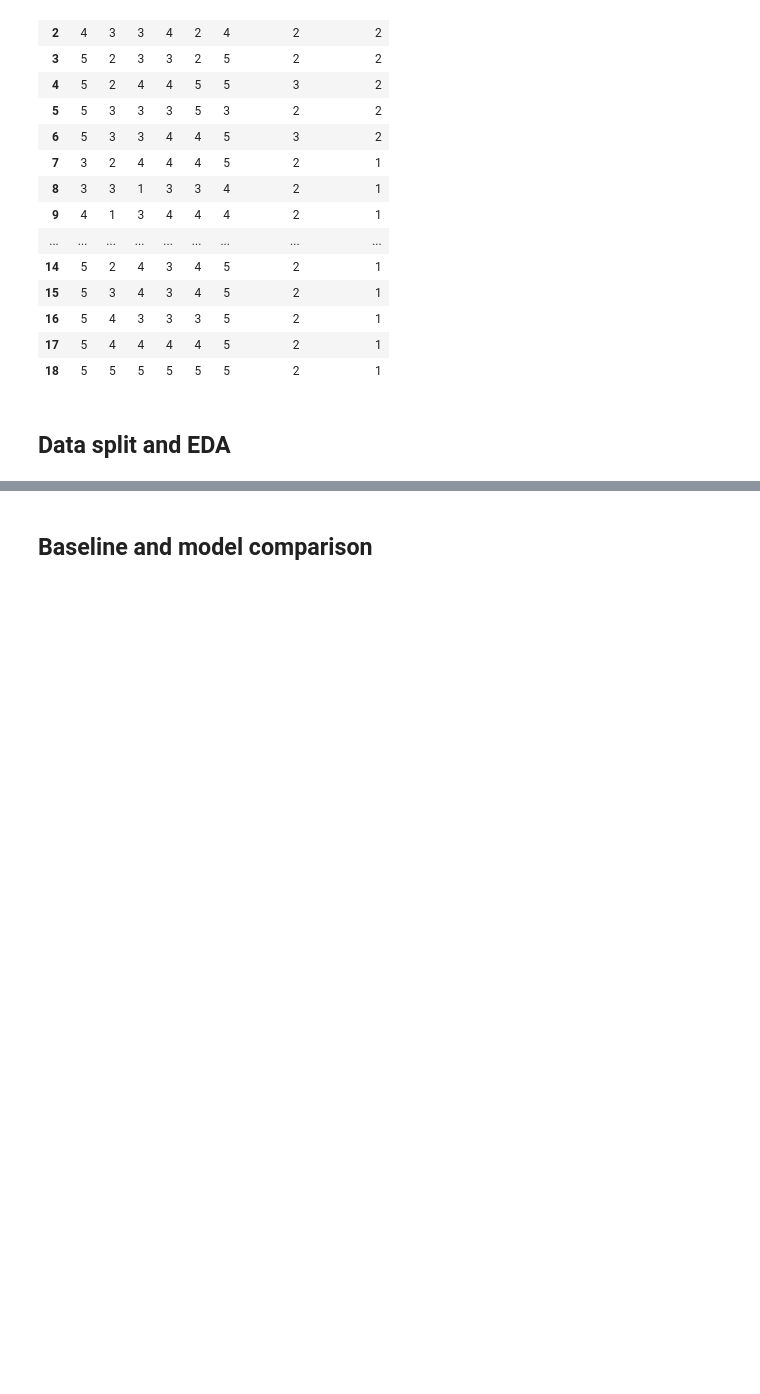
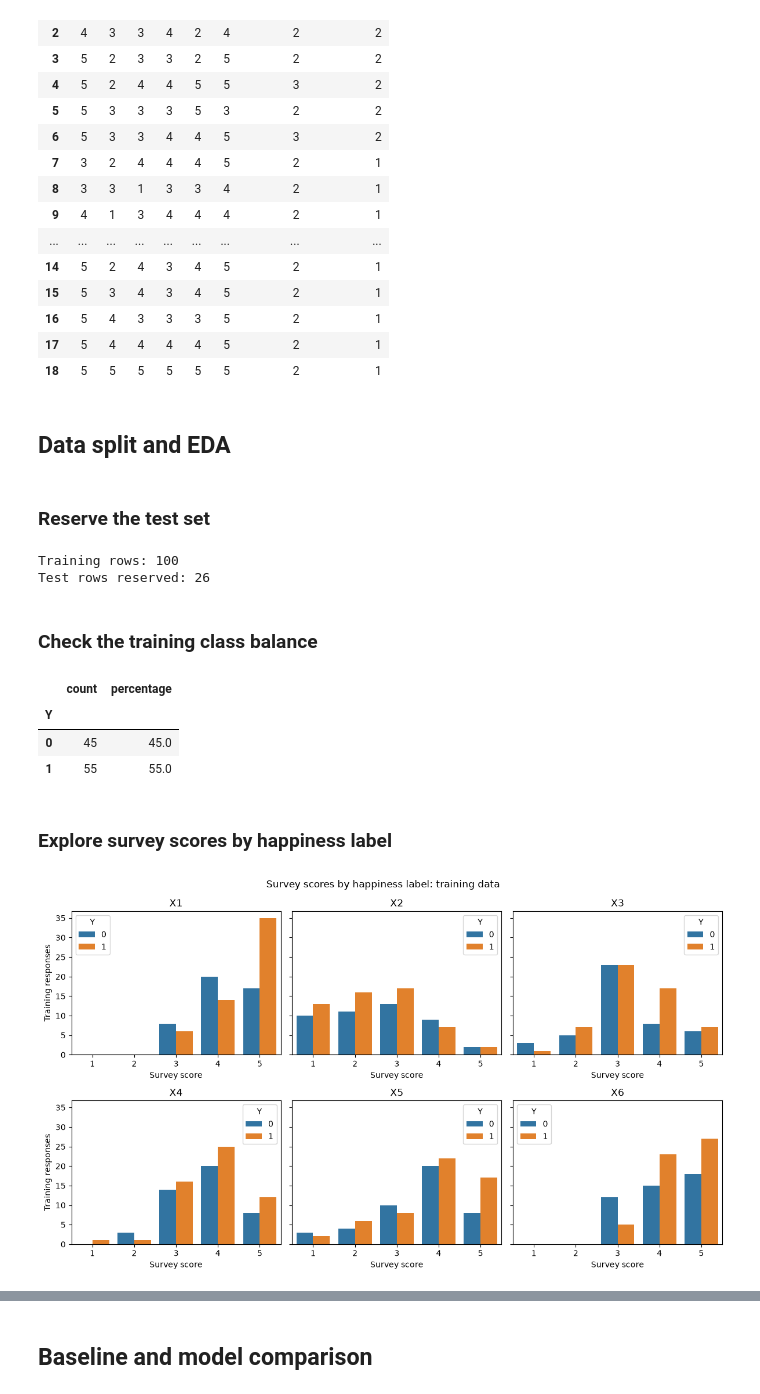
Before and after one commit to ca34525/QWFuFPmtYoLpq4Qt, a Jupyter notebook: notebooks/1.0-CTA-customer-happiness-analysis.ipynb, the cells around one changed output, grey strips where cells are left out. Saved outputs shown, nothing was run; the diff lists cells and outputs as text; code cells hidden in the pictures; blank space fills up the shorter version.

```diff
--- a/notebooks/1.0-CTA-customer-happiness-analysis.ipynb
+++ b/notebooks/1.0-CTA-customer-happiness-analysis.ipynb
@@ -179,3 +179,68 @@ Repeated Answer Patterns
 | 18 | 5 | 5 | 5 | 5 | 5 | 5 | 2 | 1 |
 # %% [markdown]
 ## Data split and EDA
+# %% [markdown]
+### Reserve the test set
+# %%
+from sklearn.model_selection import train_test_split
+
+X = raw_df[FEATURE_COLUMNS].copy()
+y = raw_df[TARGET_COLUMN].copy()
+
+X_train, X_test, y_train, y_test = train_test_split(
+    X,
+    y,
+    test_size=0.20,
+    random_state=RANDOM_STATE,
+    stratify=y,
+)
+
+train_df = X_train.join(y_train)
+
+print(f"Training rows: {len(X_train)}")
+print(f"Test rows reserved: {len(X_test)}")
+# %% [output]
+Training rows: 100
+Test rows reserved: 26
+# %% [markdown]
+### Check the training class balance
+# %%
+target_summary = (
+    y_train.value_counts()
+    .reindex([0, 1])
+    .to_frame("count")
+)
+
+target_summary["percentage"] = (
+    target_summary["count"].div(len(y_train)).mul(100).round(1)
+)
+
+target_summary
+# %% [output]
+|  | count | percentage |
+| Y |  |  |
+| 0 | 45 | 45.0 |
+| 1 | 55 | 55.0 |
+# %% [markdown]
+### Explore survey scores by happiness label
+# %%
+fig, axes = plt.subplots(2, 3, figsize=(12, 7), sharey=True)
+
+for column, ax in zip(FEATURE_COLUMNS, axes.flat):
+    sns.countplot(
+        data=train_df,
+        x=column,
+        hue=TARGET_COLUMN,
+        order=[1, 2, 3, 4, 5],
+        hue_order=[0, 1],
+        ax=ax,
+    )
+    ax.set_title(column)
+    ax.set_xlabel("Survey score")
+    ax.set_ylabel("Training responses")
+
+fig.suptitle("Survey scores by happiness label: training data")
+fig.tight_layout()
+plt.show()
+# %% [output]
+[figure, added]
```
Also changed, not shown: parts of 17 cells of this notebook.
